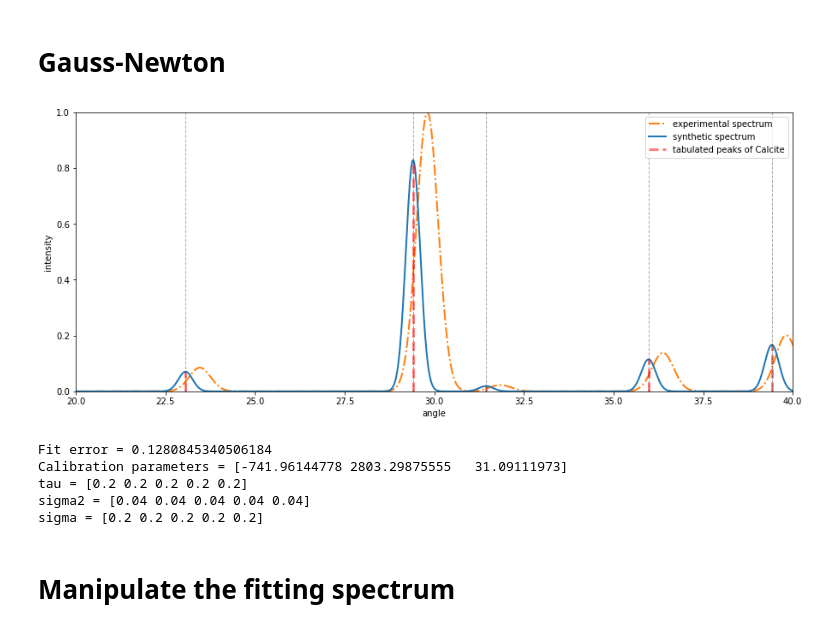
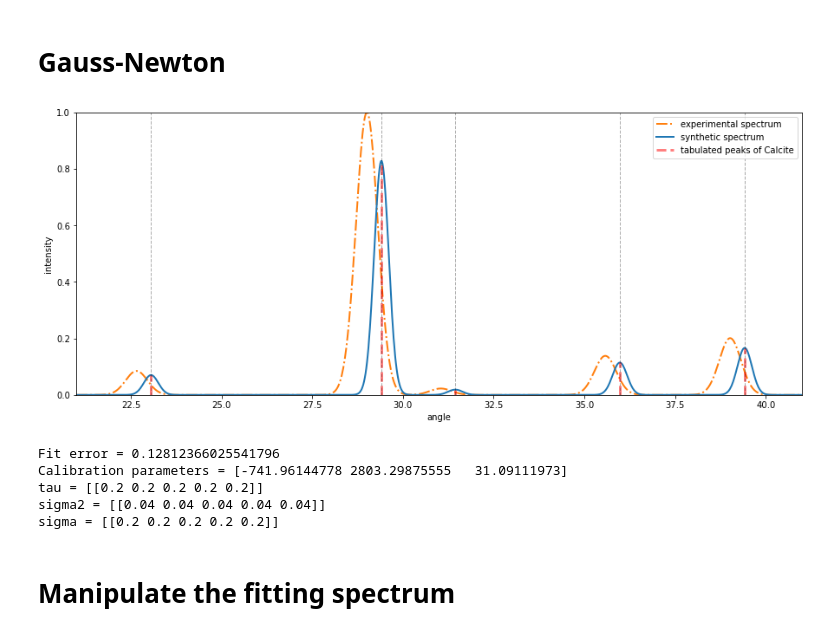
Before and after one commit to zpreisler/XRDXRFutils, a Jupyter notebook: test_calibration.ipynb, the cells around one changed output. Drawn from its saved outputs; the diff is of its cells as text; code cells hidden in the pictures.

```diff
--- a/test_calibration.ipynb
+++ b/test_calibration.ipynb
@@ -24,7 +24,7 @@ min_intensity = None
 g_experimental = 1
 rescale_peak_experimental = GaussNewton.w(g_experimental)
 tau_experimental = 0.3
-shift_angle = 0.4
+shift_angle = -0.4
 
 print(f'Tau of experimental spectrum: {tau_experimental}')
 print(f'Sigma^2 of experimental spectrum: {GaussNewton.u(tau_experimental)}')
@@ -49,34 +49,35 @@ fit_sample = GaussNewton(phase_chosen, spectrum_sample, min_theta = min_theta, m
 fit_sample.I /= rescale_peak_experimental
 # %%
 for idx in range(1):
-    #fit_sample.fit(a = True, s = True, gamma = True, sigma = True)
+    fit_sample.fit(a = True, s = True, gamma = True, sigma = True)
+    #fit_sample.fit(a = True, s = True, gamma = True)
+    #fit_sample.fit(a = True, s = True)
     #fit_sample.fit(sigma = True)
-    fit_sample.fit()
 # %%
 fig, ax = plt.subplots(figsize = (15, 6))
 ax.plot(fit_sample.theta, fit_sample.intensity, ls = '-.', lw = 2, c = 'tab:orange', label = 'experimental spectrum')
 ax.plot(fit_sample.theta, fit_sample.z(), ls = '-', lw = 2, c = 'tab:blue', label = 'synthetic spectrum')
 ax.vlines(fit_sample.mu, 0, fit_sample.I, 'r', alpha = 0.5, ls = '--', lw = 3, label = 'tabulated peaks of ' + phase_chosen['_chemical_name_mineral'])
 ax.vlines(fit_sample.mu, 0, 1, 'k', alpha = 0.33, ls = '--', lw = 1)
 ax.set_xlabel('angle')
 ax.set_ylabel('intensity')
 ax.legend()
-ax.set_xlim(20, 40)
+ax.set_xlim(21, 41)
 ax.set_ylim(0, 1)
 plt.show()
 
 print(f'Fit error = {fit_sample.fit_error()}')
 print(f'Calibration parameters = {fit_sample.opt}')
 print(f'tau = {fit_sample.tau}')
 print(f'sigma2 = {fit_sample.sigma2}')
 print(f'sigma = {np.sqrt(fit_sample.sigma2)}')
 # %% [output]
-[figure, old version]
+[figure, new version]
-Fit error = 0.1280845340506184
+Fit error = 0.12812366025541796
 Calibration parameters = [-741.96144778 2803.29875555   31.09111973]
-tau = [0.2 0.2 0.2 0.2 0.2]
-sigma2 = [0.04 0.04 0.04 0.04 0.04]
-sigma = [0.2 0.2 0.2 0.2 0.2]
+tau = [[0.2 0.2 0.2 0.2 0.2]]
+sigma2 = [[0.04 0.04 0.04 0.04 0.04]]
+sigma = [[0.2 0.2 0.2 0.2 0.2]]
 # %% [markdown]
 # Manipulate the fitting spectrum
 # %%
```
Also changed, not shown: parts of 1 cell of this notebook.
